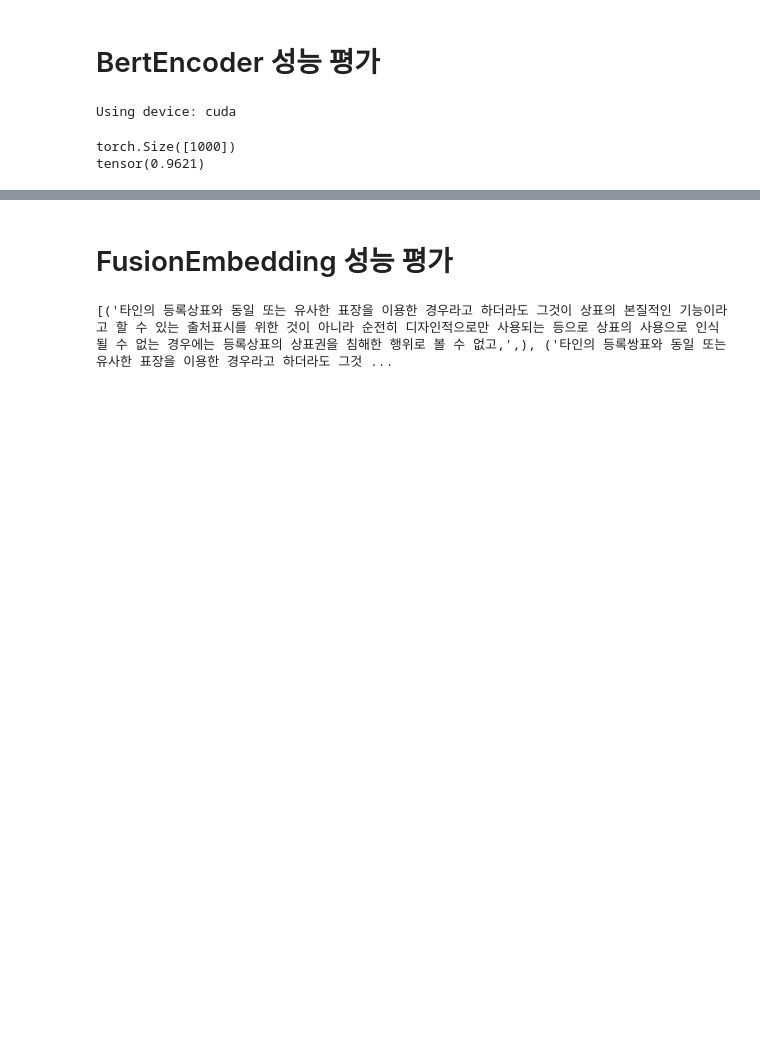
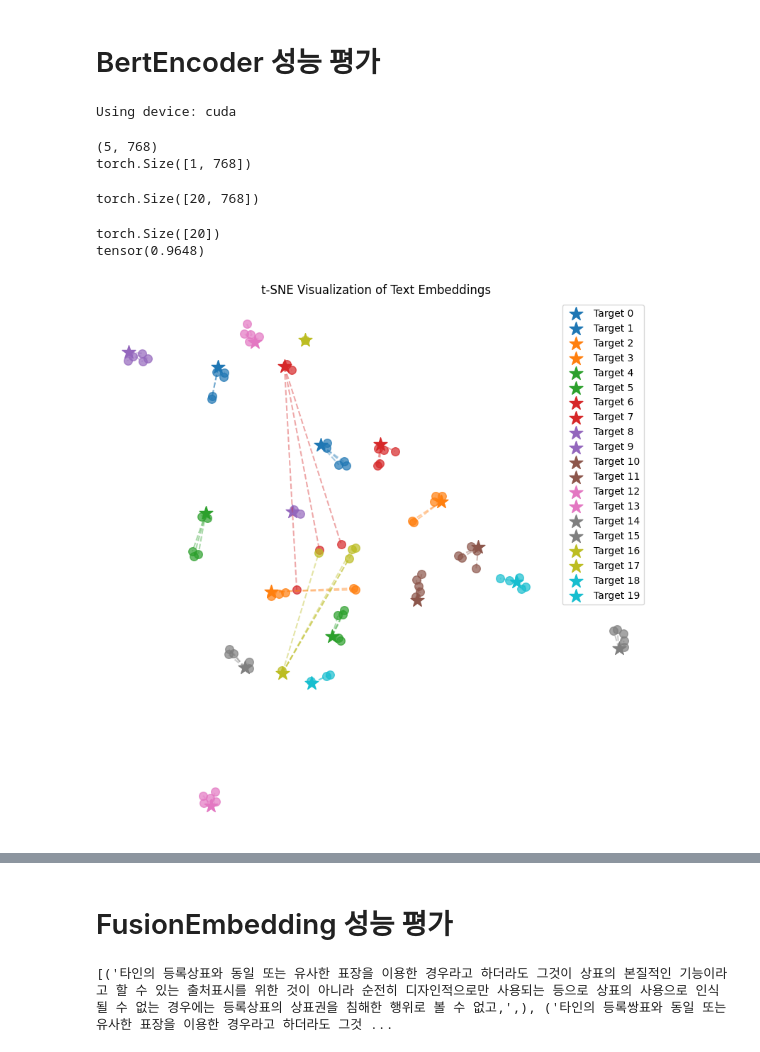
Before and after one commit to edenkim9741/Natural-Language-Processing-Project, a Jupyter notebook: experiments.ipynb, the cells around one changed output, grey strips where cells are left out. Saved outputs shown, nothing was run; the diff lists cells and outputs as text; code cells hidden in the pictures; blank space fills up the shorter version.

```diff
--- a/experiments.ipynb
+++ b/experiments.ipynb
@@ -50,19 +50,37 @@ with open(json_path, "r", encoding="utf-8") as f:
         json_data = json.load(f)
 # %%
 all_similarities = []
-to_get_similarities = json_data["data"][:1000]  # Limit to 1000 samples for testing
+to_get_similarities = json_data["data"][:20]  # Limit to 1000 samples for testing
+
+g2p_vectors = []
+target_vectors = []
+
 for data in tqdm(to_get_similarities):
     g2p_candidates = data["g2p_result"]
     target_sentence = data["sentence"]  # sentence is a list with 1 string
-    g2p_mean_embedding = bert_encoder.extract_features(g2p_candidates, pooling_strategy='max')
-    target_mean_embedding = bert_encoder.extract_features(target_sentence, pooling_strategy='max')
+    g2p_embedding = bert_encoder.extract_features(g2p_candidates, pooling_strategy='cls')
+    target_embedding = bert_encoder.extract_features(target_sentence, pooling_strategy='cls')
 
-    similarities = torch.tensor([torch.cosine_similarity(g2p_mean_embedding, target_mean_embedding).item() for g2p_mean_embedding in g2p_mean_embedding])
+    g2p_vectors.append(g2p_embedding.cpu().numpy())
+    target_vectors.append(target_embedding)
+
+    similarities = torch.tensor([torch.cosine_similarity(g2p_embedding, target_embedding).item() for g2p_embedding in g2p_embedding])
     all_similarities.append(similarities.mean())
+# %%
+print(g2p_vectors[0].shape)
+print(target_vectors[0].shape)
+# %% [output]
+(5, 768)
+torch.Size([1, 768])
+# %%
+target_vectors = torch.cat(target_vectors, dim=0)
+print(target_vectors.shape)
+# %% [output]
+torch.Size([20, 768])
 # %%
 all_similarities = torch.stack(all_similarities)
 print(all_similarities.shape)
 print(all_similarities.mean())
 # %% [output]
-torch.Size([1000])
-tensor(0.9621)
+torch.Size([20])
+tensor(0.9648)
@@ -68,0 +151,4 @@ tensor(0.9621)
+# %%
+visualize_all_in_one(target_vectors.cpu().numpy(), g2p_vectors)
+# %% [output]
+[figure, added]
```
Also changed, not shown: parts of 2 cells of this notebook, 1 other file.
